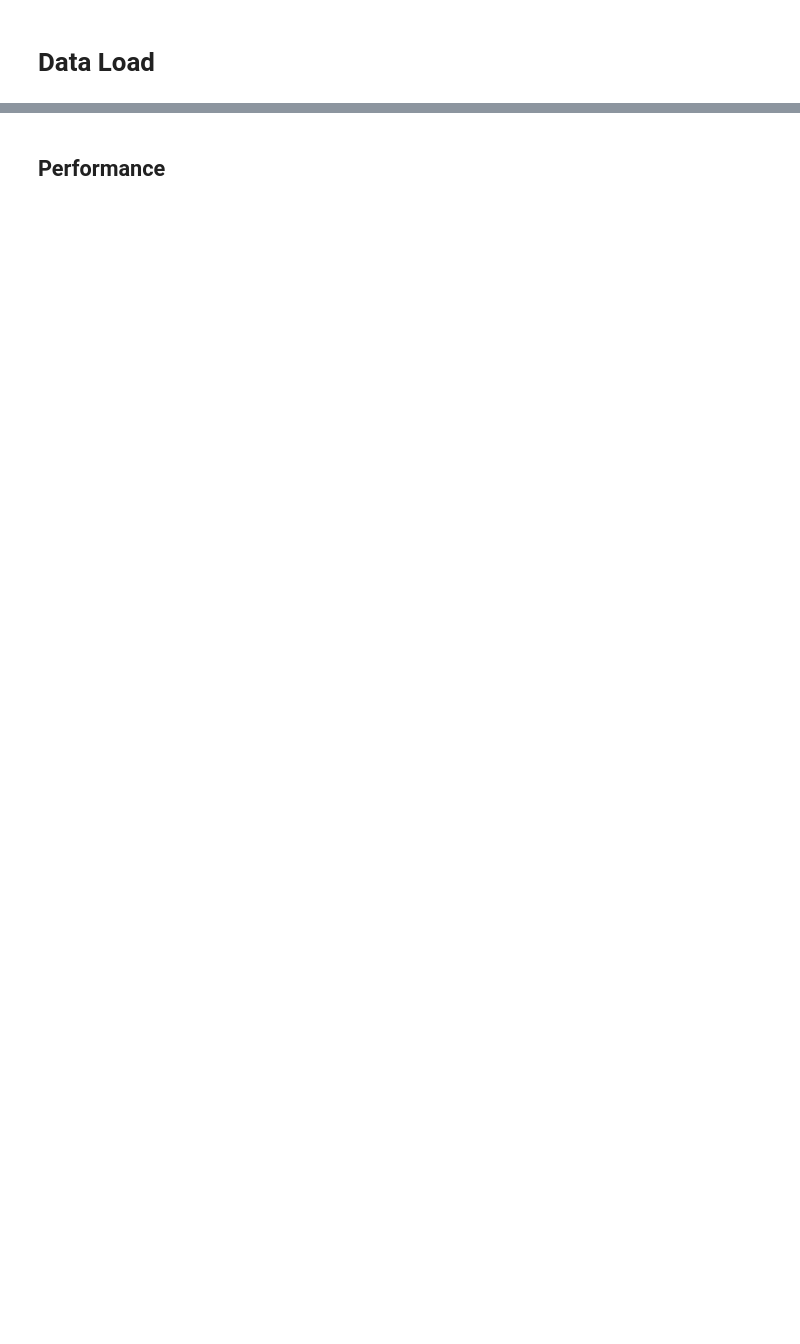
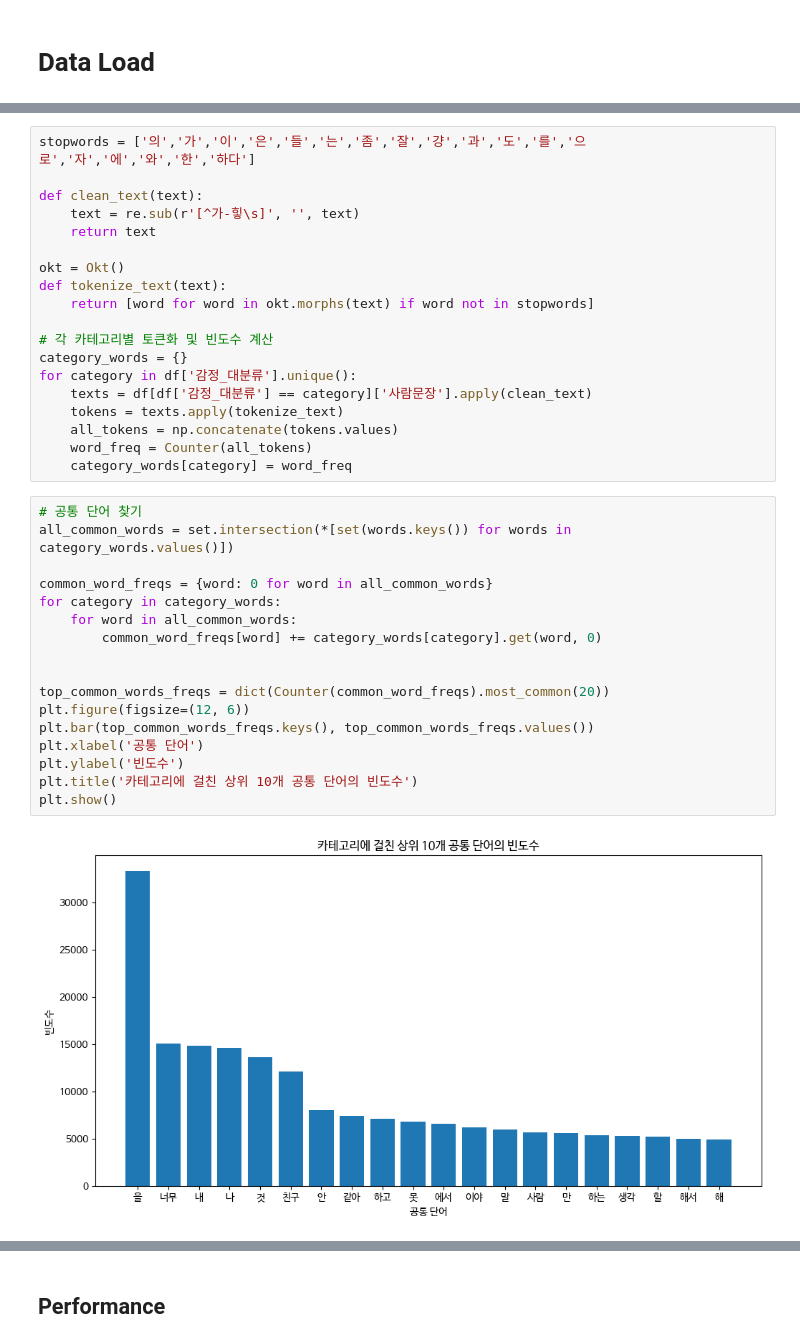
Before and after one commit to yy0750/Analyzing_Depression_Emotions, a Jupyter notebook: Analyzing_Depression_Emotions.ipynb, the cells around one changed output, grey strips where cells are left out. Saved outputs shown, nothing was run; the diff lists cells and outputs as text; blank space fills up the shorter version.

```diff
--- a/Analyzing_Depression_Emotions.ipynb
+++ b/Analyzing_Depression_Emotions.ipynb
@@ -77,0 +110,38 @@ def tokenize_text(text):
+# %%
+stopwords = ['의','가','이','은','들','는','좀','잘','걍','과','도','를','으로','자','에','와','한','하다']
+
+def clean_text(text):
+    text = re.sub(r'[^가-힣\s]', '', text)
+    return text
+
+okt = Okt()
+def tokenize_text(text):
+    return [word for word in okt.morphs(text) if word not in stopwords]
+
+# 각 카테고리별 토큰화 및 빈도수 계산
+category_words = {}
+for category in df['감정_대분류'].unique():
+    texts = df[df['감정_대분류'] == category]['사람문장'].apply(clean_text)
+    tokens = texts.apply(tokenize_text)
+    all_tokens = np.concatenate(tokens.values)
+    word_freq = Counter(all_tokens)
+    category_words[category] = word_freq
+# %%
+# 공통 단어 찾기
+all_common_words = set.intersection(*[set(words.keys()) for words in category_words.values()])
+
+common_word_freqs = {word: 0 for word in all_common_words}
+for category in category_words:
+    for word in all_common_words:
+        common_word_freqs[word] += category_words[category].get(word, 0)
+
+
+top_common_words_freqs = dict(Counter(common_word_freqs).most_common(20))
+plt.figure(figsize=(12, 6))
+plt.bar(top_common_words_freqs.keys(), top_common_words_freqs.values())
+plt.xlabel('공통 단어')
+plt.ylabel('빈도수')
+plt.title('카테고리에 걸친 상위 10개 공통 단어의 빈도수')
+plt.show()
+# %% [output]
+[figure, added]
```
Also changed, not shown: parts of 17 cells of this notebook.
